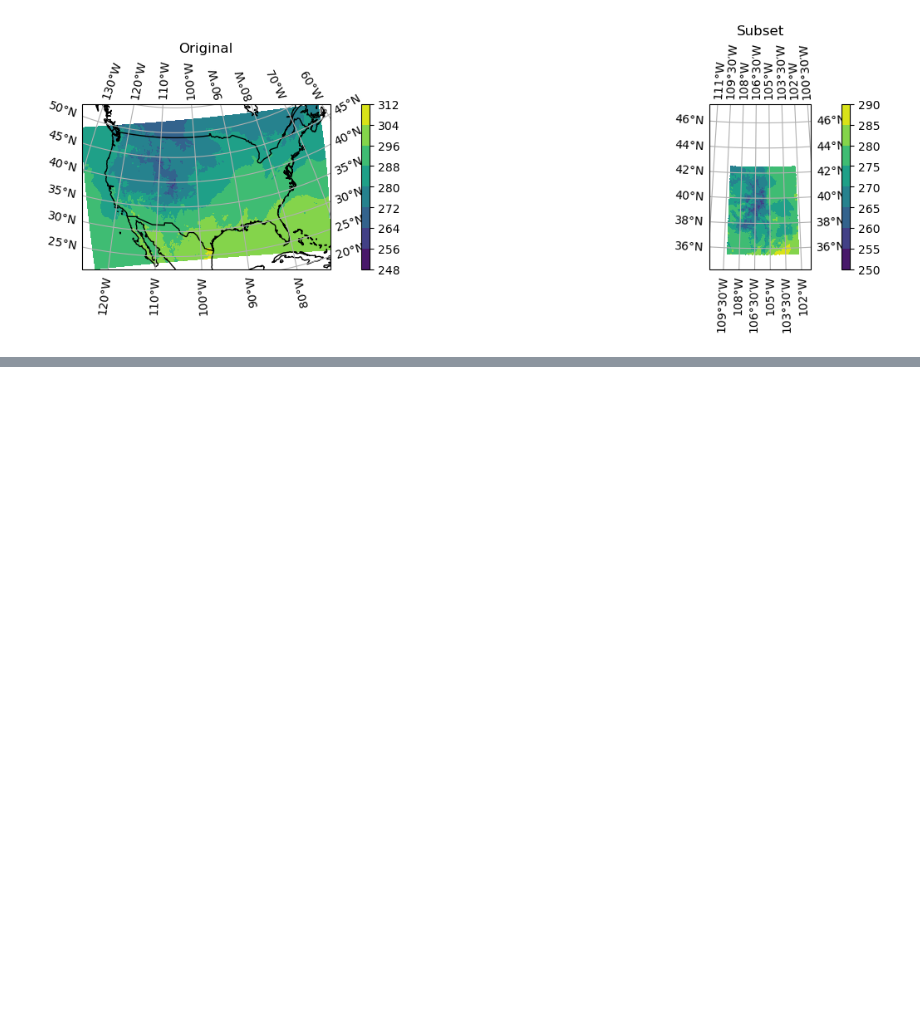
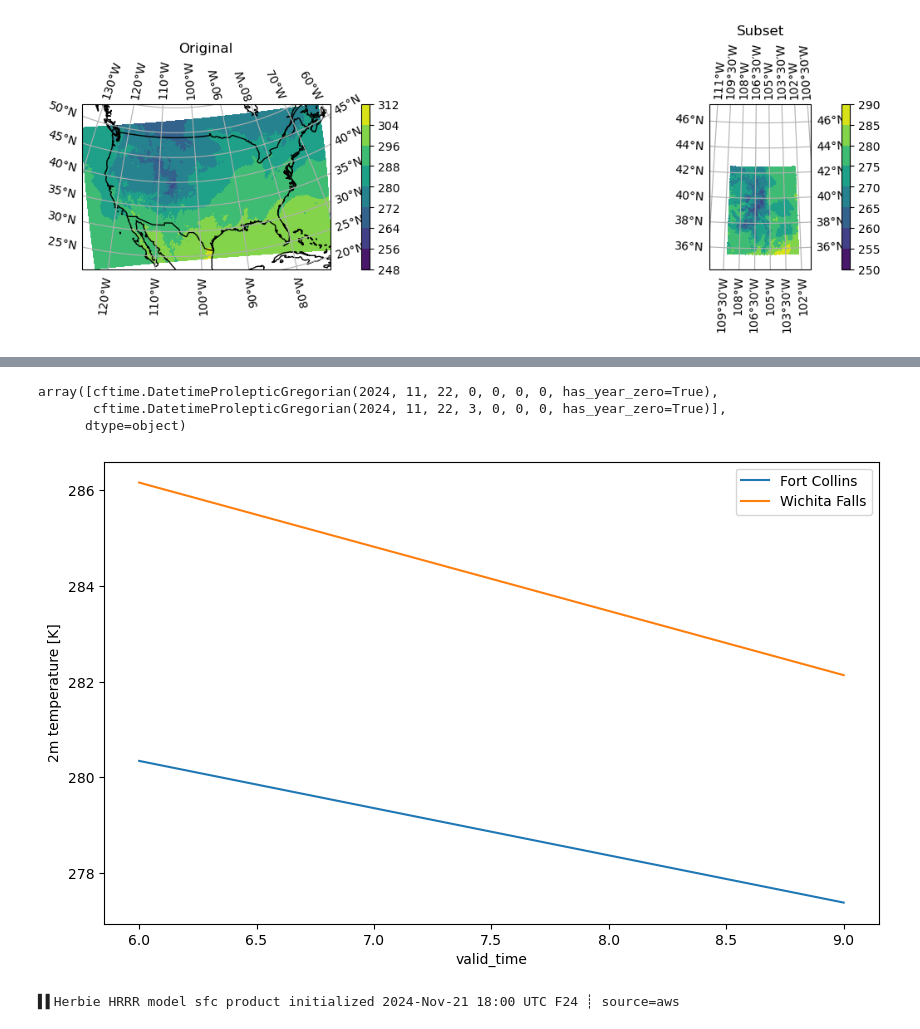
Before and after one commit to jameslarsonclimate/website, a Jupyter notebook: pull_NWP_data.ipynb, the cells around one changed output, grey strips where cells are left out. Cells and saved outputs as stored; diff of their text form; code cells hidden in the pictures; blank space fills up the shorter version.

Commit message:
Cleaned up python file and added very basic time series analysis

```diff
--- a/pull_NWP_data.ipynb
+++ b/pull_NWP_data.ipynb
@@ -343,0 +170,18 @@ plt.tight_layout()
+# %%
+# https://herbie.readthedocs.io/en/stable/gallery/noaa_models/hrrr.html
+dates = pd.date_range("2024-11-21 18:00", periods=1, freq="1h")
+H = FastHerbie(
+    dates,
+    model="hrrr",
+    product="sfc",
+    fxx=[6,9],
+)
+
+points = pd.DataFrame({"longitude": [-105.082396, -98.493056],
+                       "latitude": [40.548843, 33.964354],
+                       })
+
+t2m_ds = H.xarray("TMP:2 m above", backend_kwargs={'decode_times':False}
+                  ).herbie.pick_points(points, method="nearest")
+
+t2m_ds
@@ -343,0 +208,34 @@ plt.tight_layout()
+# %%
+# Code to manually create the time stamps of the forecast validation for plottig purposes
+from cftime import num2date
+num2date(t2m_ds['t2m'].valid_time.values, t2m_ds['t2m'].valid_time.units, calendar='proleptic_gregorian')
+# %% [output]
+array([cftime.DatetimeProlepticGregorian(2024, 11, 22, 0, 0, 0, 0, has_year_zero=True),
+       cftime.DatetimeProlepticGregorian(2024, 11, 22, 3, 0, 0, 0, has_year_zero=True)],
+      dtype=object)
+# %%
+# Convert valid_time to datetime objects
+valid_times = num2date(t2m_ds['valid_time'].values, t2m_ds['valid_time'].units, calendar='proleptic_gregorian')
+
+# Create the plot
+plt.figure(figsize=(10, 6))
+
+# Plot the time series for Fort Collins and Wichita Falls
+plt.plot([6,9], t2m_ds['t2m'].sel(point=0).values, label='Fort Collins')
+plt.plot([6,9], t2m_ds['t2m'].sel(point=1).values, label='Wichita Falls')
+
+# Label the axes
+plt.xlabel('valid_time')
+plt.ylabel('2m temperature [K]')
+
+# Add a legend
+plt.legend()
+
+# Show the plot
+plt.show()
+# %% [output]
+[figure, added]
+# %%
+t2m_ds
+# %% [output]
+▌▌Herbie HRRR model sfc product initialized 2024-Nov-21 18:00 UTC F24 ┊ source=aws
```
Also changed, not shown: parts of 16 cells of this notebook.
